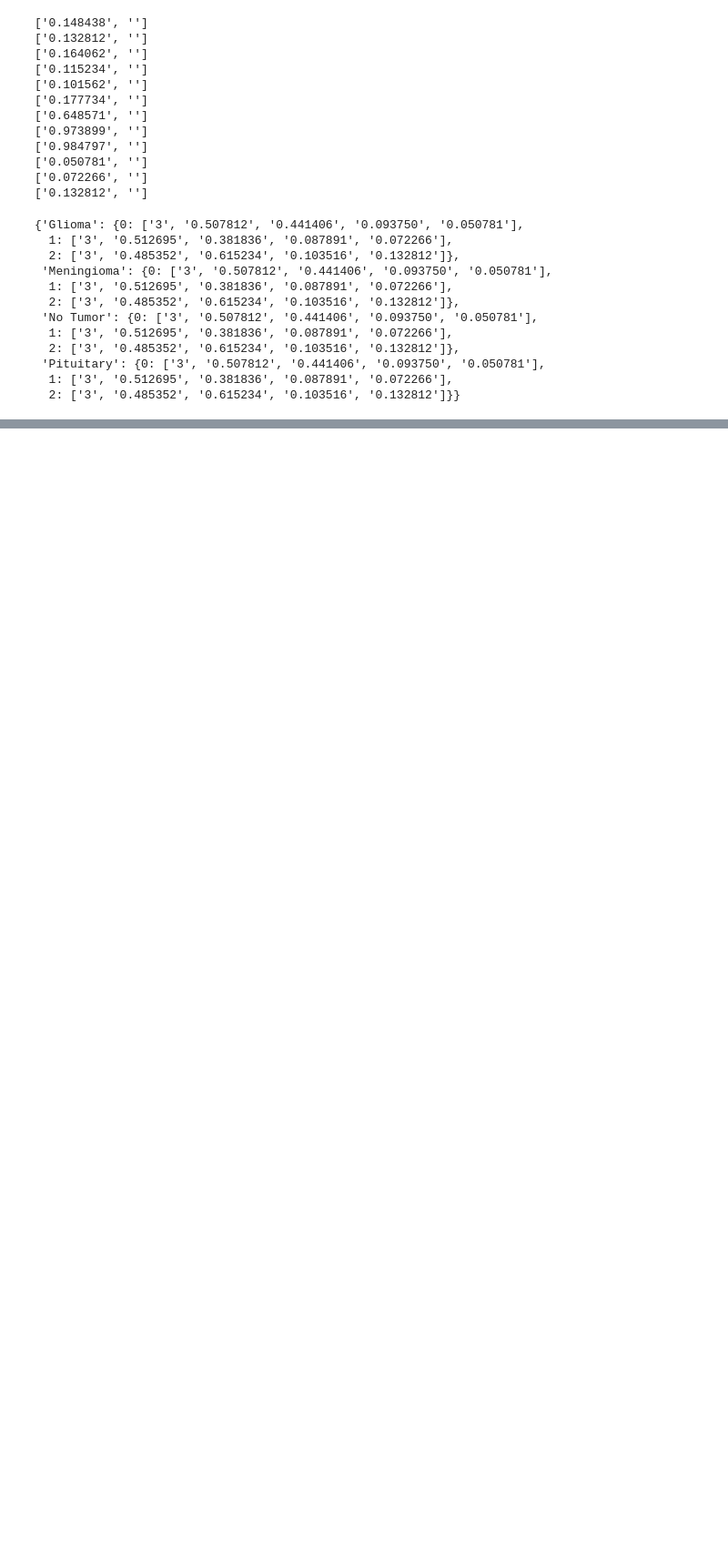
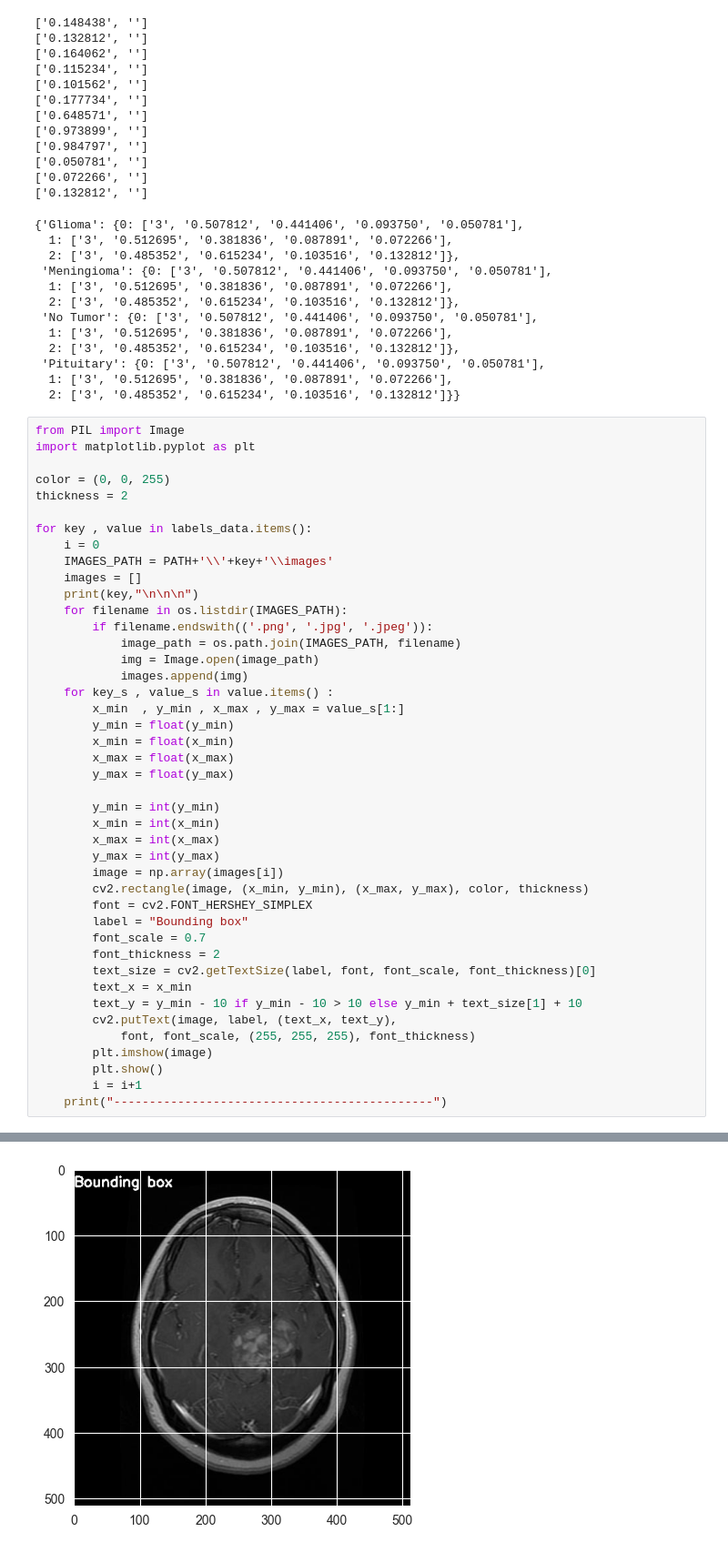
Before and after one commit to kamal0182/Multimodal-Diagnosis-by-AI, a Jupyter notebook: part_Two/DetectionTumeur/boundingbox.ipynb, the cells around one changed output, grey strips where cells are left out. Shown at 91% size. Saved outputs shown, nothing was run; the diff lists cells and outputs as text; blank space fills up the shorter version.

Commit message:
boundig box some data

```diff
--- a/part_Two/DetectionTumeur/boundingbox.ipynb
+++ b/part_Two/DetectionTumeur/boundingbox.ipynb
@@ -60,3 +60,47 @@ labels_data
  'Pituitary': {0: ['3', '0.507812', '0.441406', '0.093750', '0.050781'],
   1: ['3', '0.512695', '0.381836', '0.087891', '0.072266'],
   2: ['3', '0.485352', '0.615234', '0.103516', '0.132812']}}
+# %%
+from PIL import Image
+import matplotlib.pyplot as plt
+
+color = (0, 0, 255)
+thickness = 2
+
+for key , value in labels_data.items():
+    i = 0
+    IMAGES_PATH = PATH+'\\'+key+'\\images'
+    images = []
+    print(key,"\n\n\n")
+    for filename in os.listdir(IMAGES_PATH):
+        if filename.endswith(('.png', '.jpg', '.jpeg')):
+            image_path = os.path.join(IMAGES_PATH, filename)
+            img = Image.open(image_path)
+            images.append(img)
+    for key_s , value_s in value.items() :
+        x_min  , y_min , x_max , y_max = value_s[1:]
+        y_min = float(y_min)
+        x_min = float(x_min)
+        x_max = float(x_max)
+        y_max = float(y_max)
+
+        y_min = int(y_min)
+        x_min = int(x_min)
+        x_max = int(x_max)
+        y_max = int(y_max)
+        image = np.array(images[i])
+        cv2.rectangle(image, (x_min, y_min), (x_max, y_max), color, thickness)
+        font = cv2.FONT_HERSHEY_SIMPLEX
+        label = "Bounding box"
+        font_scale = 0.7
+        font_thickness = 2
+        text_size = cv2.getTextSize(label, font, font_scale, font_thickness)[0]
+        text_x = x_min
+        text_y = y_min - 10 if y_min - 10 > 10 else y_min + text_size[1] + 10
+        cv2.putText(image, label, (text_x, text_y),
+            font, font_scale, (255, 255, 255), font_thickness)
+        plt.imshow(image)
+        plt.show()
+        i = i+1
+    print("---------------------------------------------")
+# %% [output]
@@ -62,0 +108 @@ labels_data
+[figure, added]
```
Also changed, not shown: parts of 1 cell of this notebook.
